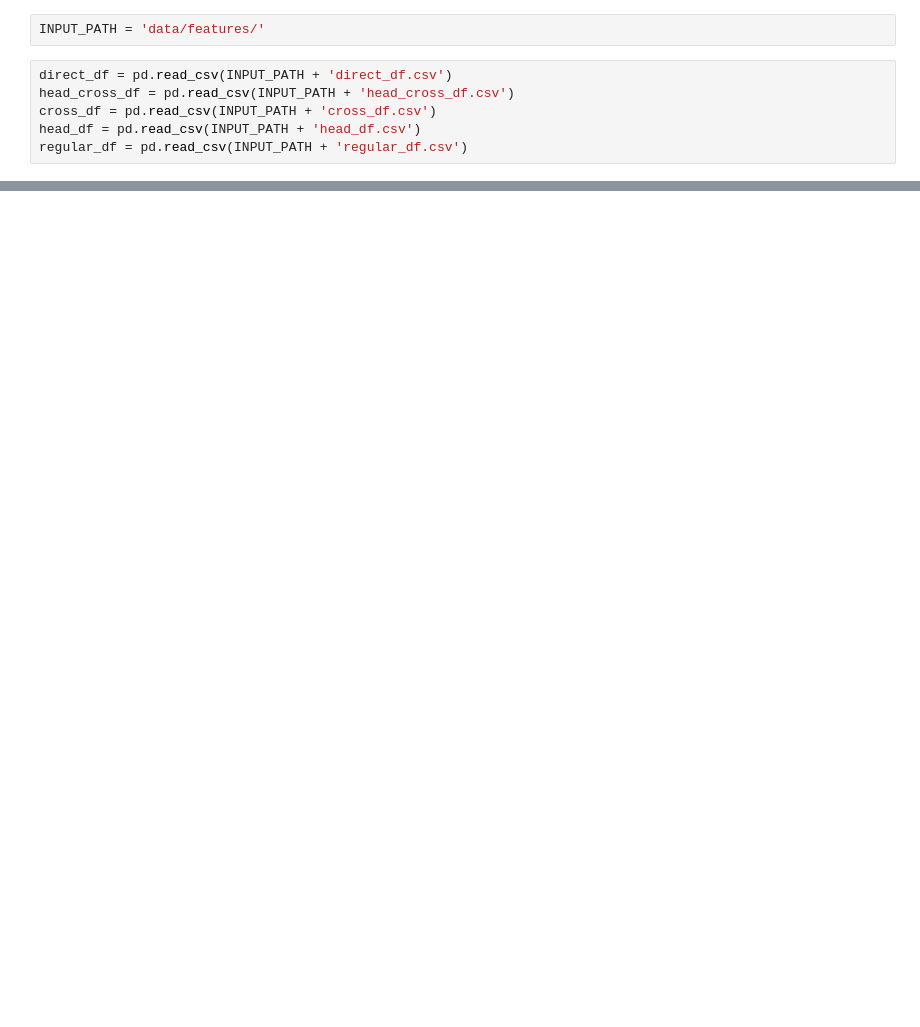
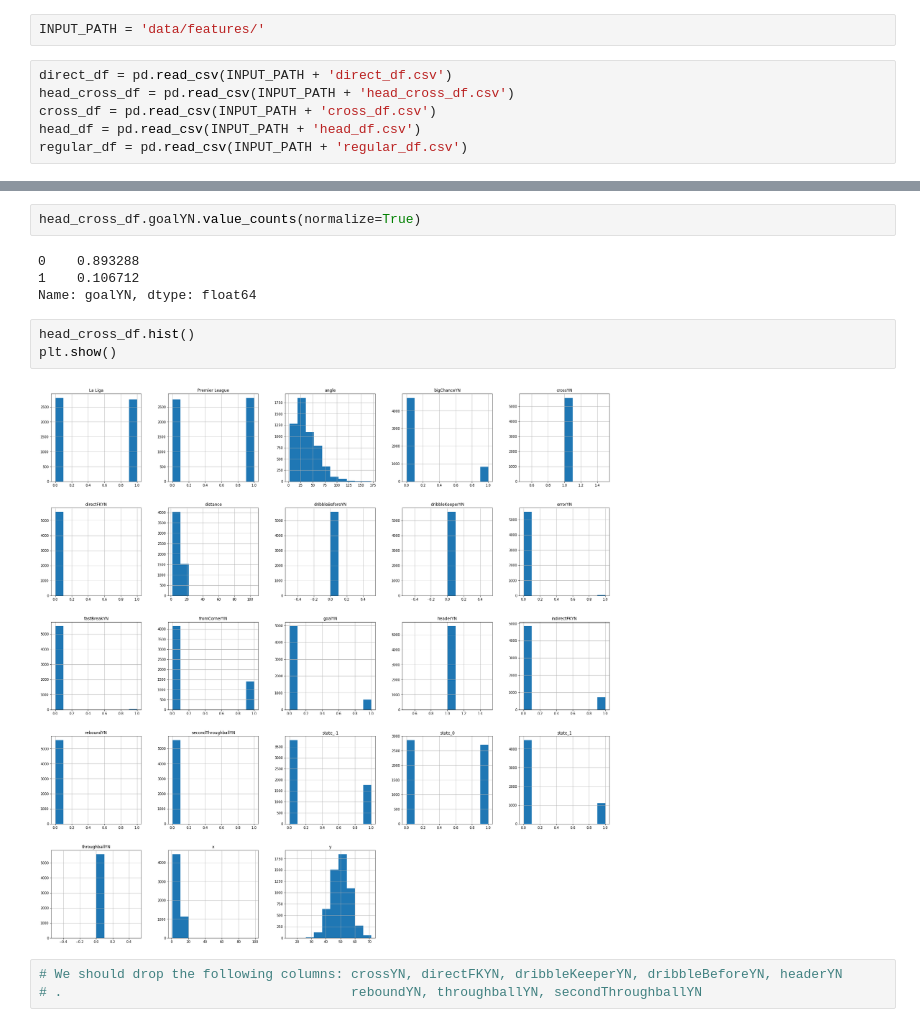
Before and after one commit to WaydeHerman/Expected_Goals, a Jupyter notebook: EDA.ipynb, the cells around one changed output, grey strips where cells are left out. Drawn from its saved outputs; the diff is of its cells as text; blank space fills up the shorter version.

```diff
--- a/EDA.ipynb
+++ b/EDA.ipynb
@@ -135,0 +42,14 @@ direct_df.angle.hist()
+# %%
+head_cross_df.goalYN.value_counts(normalize=True)
+# %% [output]
+0    0.893288
+1    0.106712
+Name: goalYN, dtype: float64
+# %%
+head_cross_df.hist()
+plt.show()
+# %% [output]
+[figure, added]
+# %%
+# We should drop the following columns: crossYN, directFKYN, dribbleKeeperYN, dribbleBeforeYN, headerYN
+# .                                     reboundYN, throughballYN, secondThroughballYN
```
Also changed, not shown: parts of 47 cells of this notebook, 1 other file.
